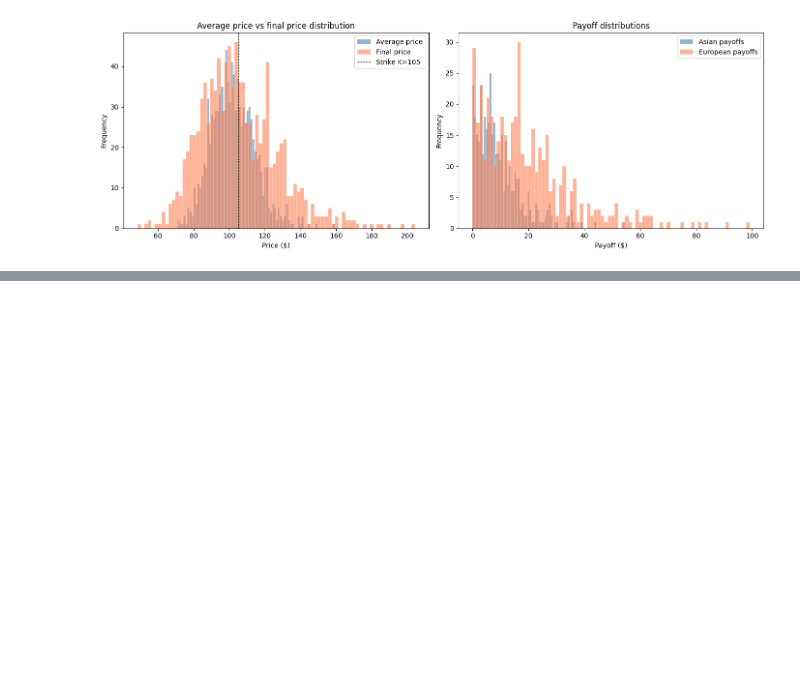
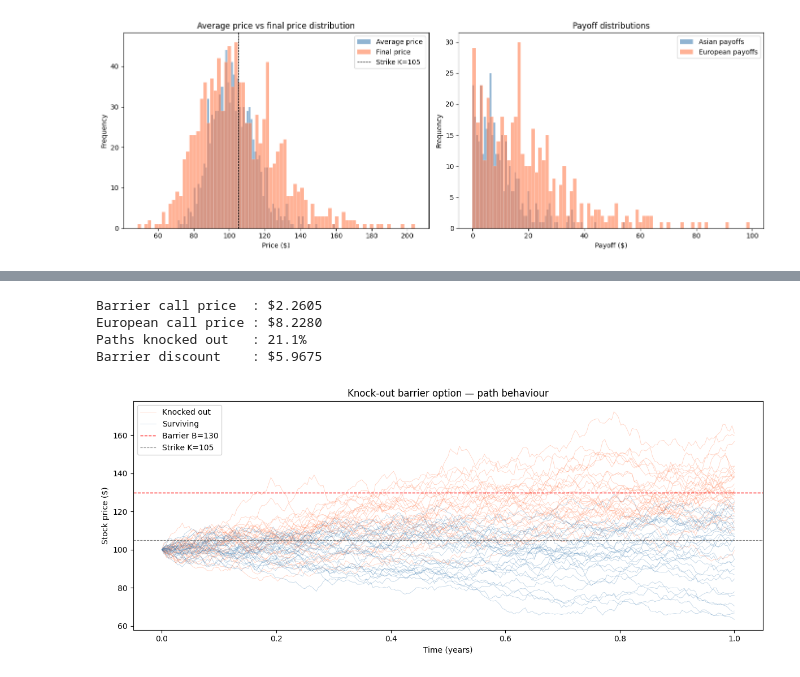
Before and after one commit to sub-roc/monte-carlo-pricer, a Jupyter notebook: notebooks/05_asians_barriers.ipynb, the cells around one changed output, grey strips where cells are left out. Drawn from its saved outputs; the diff is of its cells as text; code cells hidden in the pictures; blank space fills up the shorter version.

```diff
--- a/notebooks/05_asians_barriers.ipynb
+++ b/notebooks/05_asians_barriers.ipynb
@@ -85,0 +90,48 @@ plt.show()
+# %%
+barrier = 130  # knock-out level
+
+# check if each path ever touched or crossed the barrier
+knocked_out = paths.max(axis=0) >= barrier
+
+# payoff: standard call payoff, zeroed out for knocked-out paths
+barrier_payoffs = np.maximum(final - K, 0) * ~knocked_out
+barrier_price   = np.exp(-r * T) * barrier_payoffs.mean()
+
+pct_knocked_out = knocked_out.mean() * 100
+
+print(f"Barrier call price  : ${barrier_price:.4f}")
+print(f"European call price : ${european_price:.4f}")
+print(f"Paths knocked out   : {pct_knocked_out:.1f}%")
+print(f"Barrier discount    : ${european_price - barrier_price:.4f}")
+# %% [output]
+Barrier call price  : $2.2605
+European call price : $8.2280
+Paths knocked out   : 21.1%
+Barrier discount    : $5.9675
+# %%
+# visualise some knocked-out vs surviving paths
+knocked_out_idx = np.where(knocked_out)[0][:30]
+surviving_idx   = np.where(~knocked_out)[0][:30]
+
+plt.figure(figsize=(12, 5))
+
+plt.plot(time, paths[:, knocked_out_idx[0]], color='coral',
+         linewidth=0.5, alpha=0.4, label='Knocked out')
+plt.plot(time, paths[:, knocked_out_idx[1:]], color='coral',
+         linewidth=0.5, alpha=0.4)
+
+plt.plot(time, paths[:, surviving_idx[0]], color='steelblue',
+         linewidth=0.5, alpha=0.4, label='Surviving')
+plt.plot(time, paths[:, surviving_idx[1:]], color='steelblue',
+         linewidth=0.5, alpha=0.4)
+
+plt.axhline(barrier, color='red', linestyle='--', linewidth=1.0, label=f'Barrier B={barrier}')
+plt.axhline(K, color='gray', linestyle='--', linewidth=0.8, label=f'Strike K={K}')
+plt.xlabel('Time (years)')
+plt.ylabel('Stock price ($)')
+plt.title('Knock-out barrier option — path behaviour')
+plt.legend()
+plt.tight_layout()
+plt.show()
+# %% [output]
+[figure, added]
```
Also changed, not shown: parts of 3 cells of this notebook.
